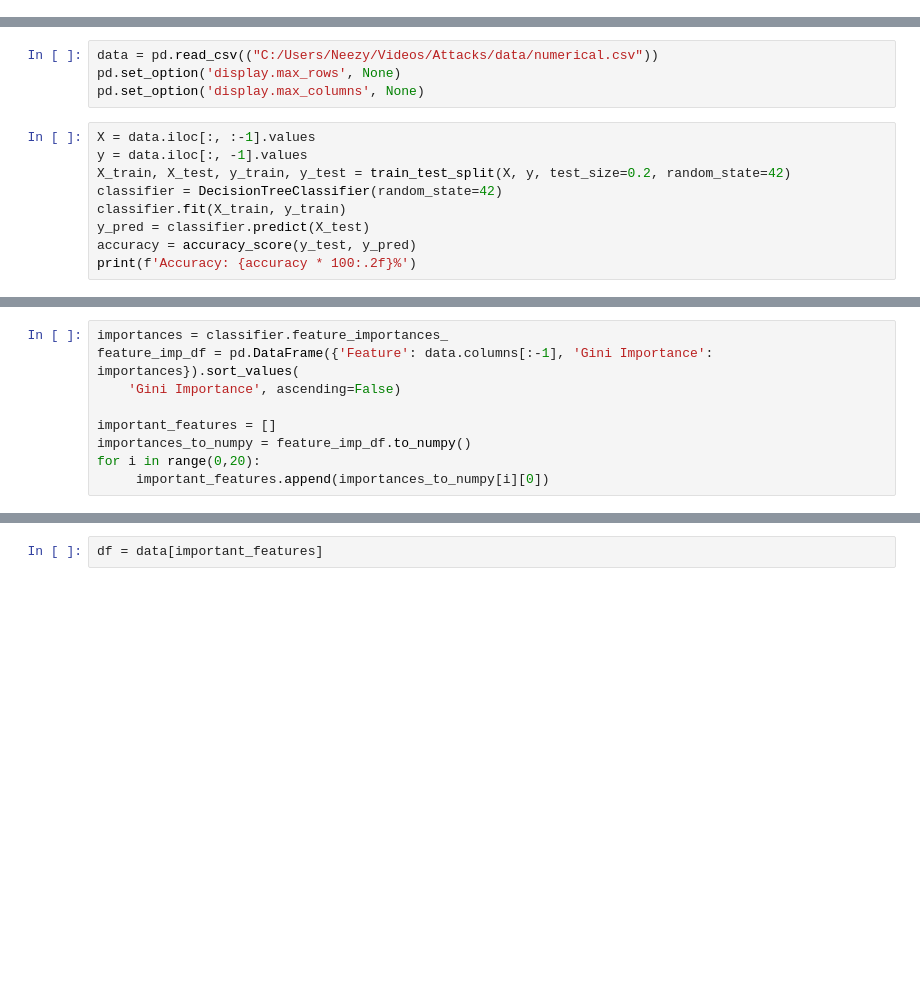
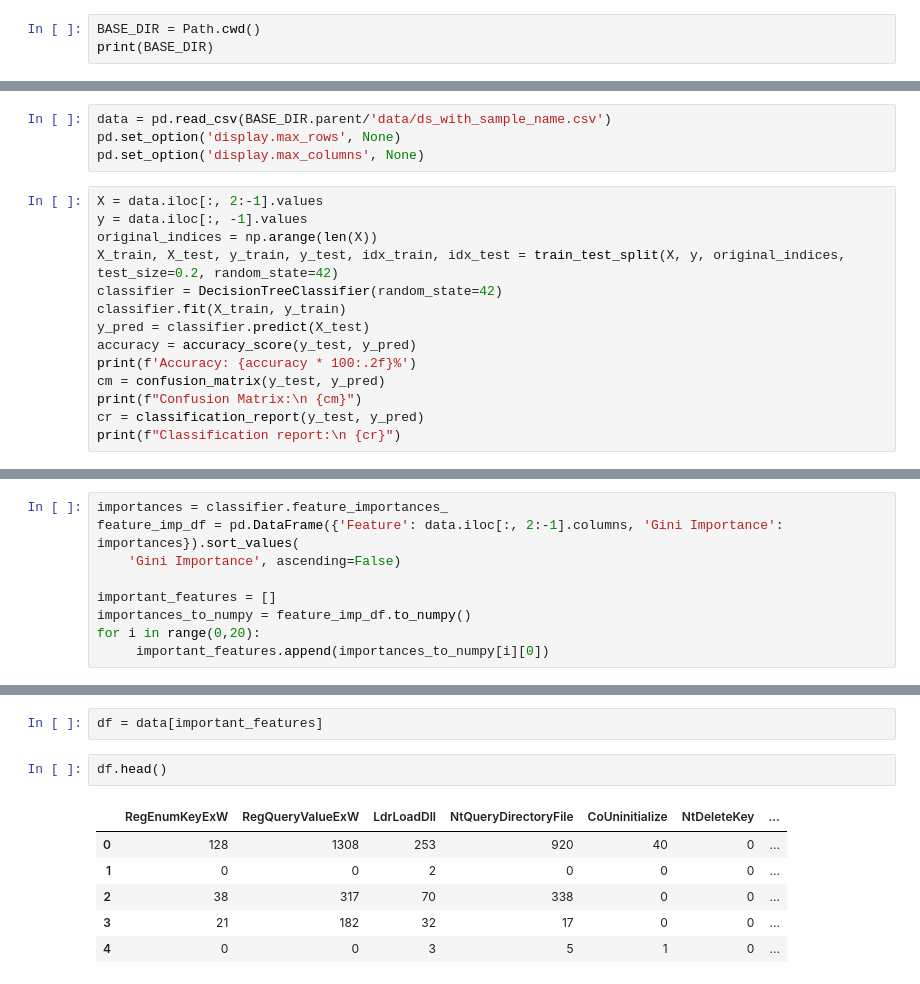
Before and after one commit to Nehal-Mohanlal/Attacks-Improved_v2, a Jupyter notebook: decision_tree/Decision_tree_top_20_features.ipynb, the cells around one changed output, grey strips where cells are left out. Drawn from its saved outputs; the diff is of its cells as text; blank space fills up the shorter version.

```diff
--- a/decision_tree/Decision_tree_top_20_features.ipynb
+++ b/decision_tree/Decision_tree_top_20_features.ipynb
@@ -10,0 +19,3 @@ import random
+# %%
+BASE_DIR = Path.cwd()
+print(BASE_DIR)
@@ -11,14 +36,19 @@ import random
 # %%
-data = pd.read_csv(("C:/Users/Neezy/Videos/Attacks/data/numerical.csv"))
+data = pd.read_csv(BASE_DIR.parent/'data/ds_with_sample_name.csv')
 pd.set_option('display.max_rows', None)
 pd.set_option('display.max_columns', None)
 # %%
-X = data.iloc[:, :-1].values
+X = data.iloc[:, 2:-1].values
 y = data.iloc[:, -1].values
-X_train, X_test, y_train, y_test = train_test_split(X, y, test_size=0.2, random_state=42)
+original_indices = np.arange(len(X))
+X_train, X_test, y_train, y_test, idx_train, idx_test = train_test_split(X, y, original_indices, test_size=0.2, random_state=42)
 classifier = DecisionTreeClassifier(random_state=42)
 classifier.fit(X_train, y_train)
 y_pred = classifier.predict(X_test)
 accuracy = accuracy_score(y_test, y_pred)
 print(f'Accuracy: {accuracy * 100:.2f}%')
+cm = confusion_matrix(y_test, y_pred)
+print(f"Confusion Matrix:\n {cm}")
+cr = classification_report(y_test, y_pred)
+print(f"Classification report:\n {cr}")
 # %% [output]
@@ -26,6 +68,6 @@ Accuracy: 97.57%
 # %%
 importances = classifier.feature_importances_
-feature_imp_df = pd.DataFrame({'Feature': data.columns[:-1], 'Gini Importance': importances}).sort_values(
+feature_imp_df = pd.DataFrame({'Feature': data.iloc[:, 2:-1].columns, 'Gini Importance': importances}).sort_values(
     'Gini Importance', ascending=False)
 
 important_features = []
@@ -36,4 +78,13 @@ for i in range(0,20):
 important_features.append('label')
 # %%
 df = data[important_features]
+# %%
+df.head()
+# %% [output]
+|  | RegEnumKeyExW | RegQueryValueExW | LdrLoadDll | NtQueryDirectoryFile | CoUninitialize | NtDeleteKey | ... |
+| 0 | 128 | 1308 | 253 | 920 | 40 | 0 | ... |
+| 1 | 0 | 0 | 2 | 0 | 0 | 0 | ... |
+| 2 | 38 | 317 | 70 | 338 | 0 | 0 | ... |
+| 3 | 21 | 182 | 32 | 17 | 0 | 0 | ... |
+| 4 | 0 | 0 | 3 | 5 | 1 | 0 | ... |
 # %%
```
Also changed, not shown: parts of 27 cells of this notebook, 15 other files.
